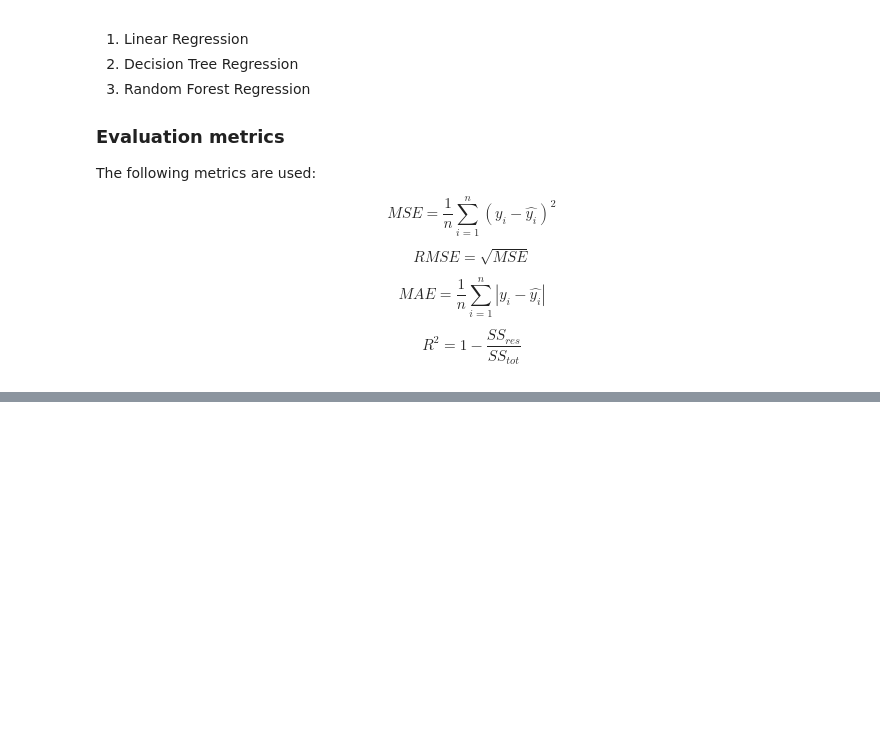
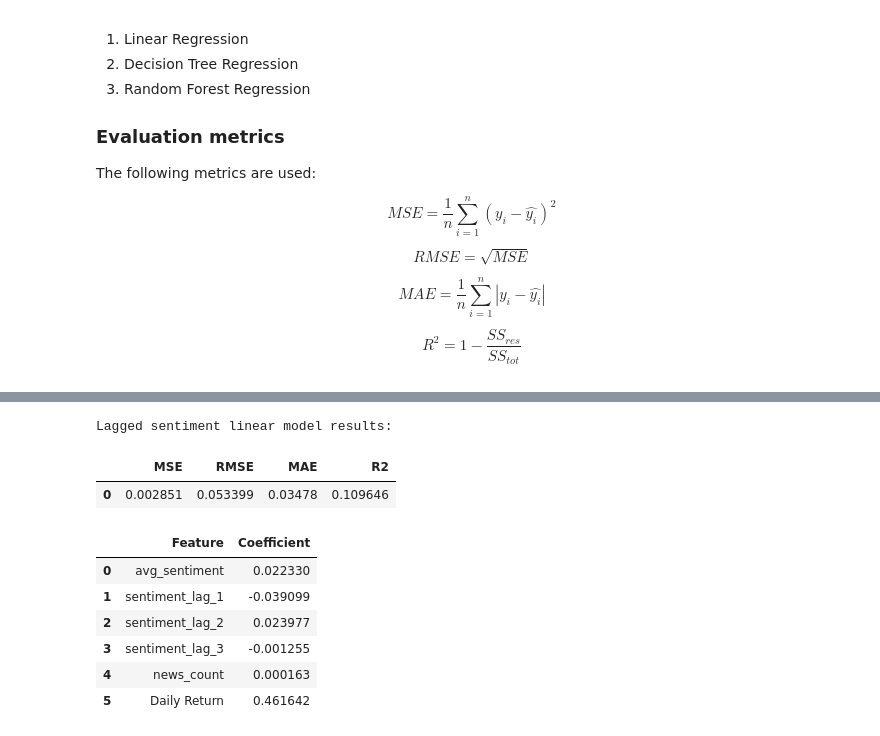
Before and after one commit to mtodoroff/DataScienceSoftuni, a Jupyter notebook: Financial_News_Stock_Market_Sentiment_Project.ipynb, the cells around one changed output, grey strips where cells are left out. Saved outputs shown, nothing was run; the diff lists cells and outputs as text; code cells hidden in the pictures; blank space fills up the shorter version.

```diff
--- a/Financial_News_Stock_Market_Sentiment_Project.ipynb
+++ b/Financial_News_Stock_Market_Sentiment_Project.ipynb
@@ -115,8 +115,8 @@ The notebook expects the following files to be available in the same folder as t
 If the notebook is executed in the original working environment, it will also try `/mnt/data`.
 # %%
 DATA_DIR = Path(".")
-# if not (DATA_DIR / "analyst_ratings_processed.csv").exists():
-#     DATA_DIR = Path("/mnt/data")
+if not (DATA_DIR / "analyst_ratings_processed.csv").exists():
+    DATA_DIR = Path("/mnt/data")
 
 NEWS_PATH = DATA_DIR / "analyst_ratings_processed.csv"
 STOCK_PATH = DATA_DIR / "tech_stock_prices_2020_to_today.csv"
@@ -737,0 +744,60 @@ Features: ['avg_sentiment', 'news_count', 'sentiment_std', 'Daily Return', 'Volu
+# %%
+lagged_df = model_df.sort_values(["Ticker", "Date"]).copy()
+
+for lag in [1, 2, 3]:
+    lagged_df[f"sentiment_lag_{lag}"] = lagged_df.groupby("Ticker")["avg_sentiment"].shift(lag)
+
+lag_feature_columns = [
+    "avg_sentiment",
+    "sentiment_lag_1",
+    "sentiment_lag_2",
+    "sentiment_lag_3",
+    "news_count",
+    "Daily Return"
+]
+
+lag_model_data = lagged_df.dropna(subset=lag_feature_columns + ["return_next_day"]).copy()
+
+if len(lag_model_data) >= 30:
+    X_lag = lag_model_data[lag_feature_columns]
+    y_lag = lag_model_data["return_next_day"]
+
+    X_train_lag, X_test_lag, y_train_lag, y_test_lag = train_test_split(
+        X_lag,
+        y_lag,
+        test_size=0.25,
+        random_state=42
+    )
+
+    lag_model = LinearRegression()
+    lag_model.fit(X_train_lag, y_train_lag)
+    lag_predictions = lag_model.predict(X_test_lag)
+
+    lag_results = {
+        "MSE": mean_squared_error(y_test_lag, lag_predictions),
+        "RMSE": math.sqrt(mean_squared_error(y_test_lag, lag_predictions)),
+        "MAE": mean_absolute_error(y_test_lag, lag_predictions),
+        "R2": r2_score(y_test_lag, lag_predictions)
+    }
+
+    print("Lagged sentiment linear model results:")
+    display(pd.DataFrame([lag_results]))
+
+    coefficients = pd.DataFrame({
+        "Feature": lag_feature_columns,
+        "Coefficient": lag_model.coef_
+    })
+    display(coefficients)
+else:
+    print("Not enough data for lagged sentiment modeling.")
+# %% [output]
+Lagged sentiment linear model results:
+|  | MSE | RMSE | MAE | R2 |
+| 0 | 0.002851 | 0.053399 | 0.03478 | 0.109646 |
+|  | Feature | Coefficient |
+| 0 | avg_sentiment | 0.022330 |
+| 1 | sentiment_lag_1 | -0.039099 |
+| 2 | sentiment_lag_2 | 0.023977 |
+| 3 | sentiment_lag_3 | -0.001255 |
+| 4 | news_count | 0.000163 |
+| 5 | Daily Return | 0.461642 |
```
Also changed, not shown: parts of 3 cells of this notebook.
